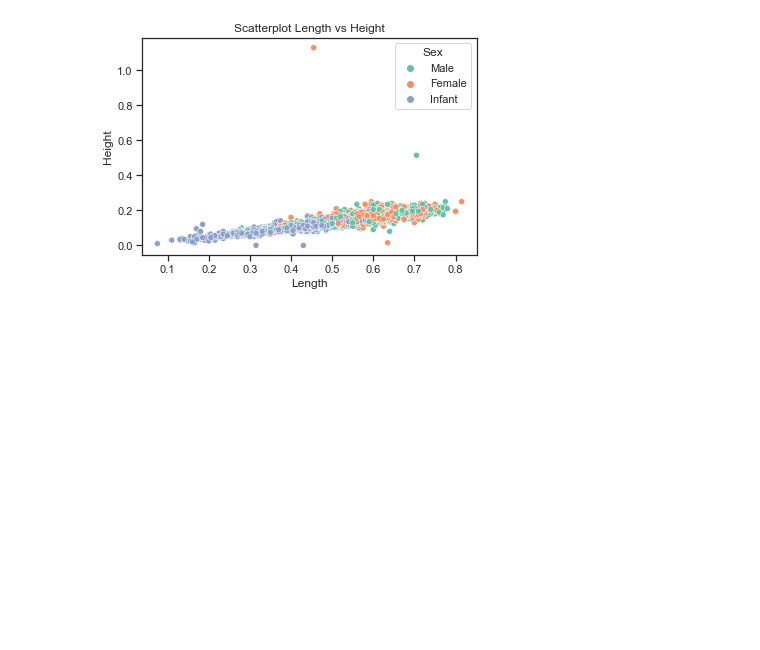
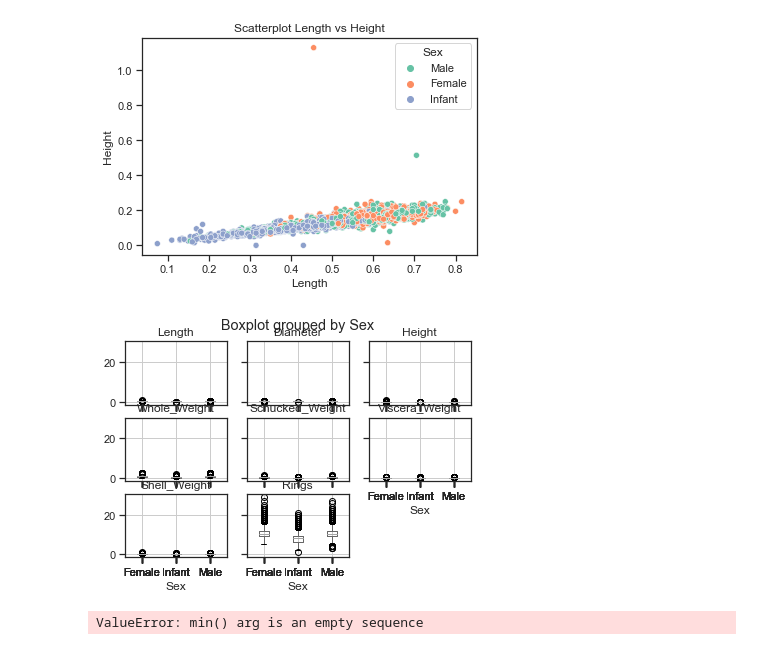
Before and after one commit to Fiona-600/Machine-Learning-and-Statistics-Project, a Jupyter notebook: scikit-learn.ipynb, the cells around one changed output. Drawn from its saved outputs; the diff is of its cells as text; code cells hidden in the pictures; blank space fills up the shorter version.

Commit message:
add basic boxplots

```diff
--- a/scikit-learn.ipynb
+++ b/scikit-learn.ipynb
@@ -128,6 +159,25 @@ fig, ax = sns.figsize = a4_dims
 plt.show()
 # %% [output]
 [figure]
+# %%
+# BOX PLOT:
+#fig = plt.figure(figsize =(10, 7))
+#colors = ['#0000FF', '#00FF00',  '#FFFF00', '#FF00FF']
+boxplot = abalone_df.boxplot(column=['Length','Diameter','Height','Whole_Weight','Schucked_Weight','Viscera_Weight','Shell_Weight','Rings'],by="Sex" ,return_type='axes')
+plt.show()
+#boxplot1 = abalone_df.boxplot(column=['Length','Diameter','Height'],by="Sex" ,return_type='axes')
+#plt.show()
+#boxplot2 = abalone_df.boxplot(column=['Whole_Weight','Schucked_Weight','Viscera_Weight','Shell_Weight'],by = "Sex" ,return_type='axes')
+#plt.show()
+#boxplot3 = abalone_df.boxplot(column=['Rings'],by = "Sex" ,return_type='axes')
+#plt.show()
+# %% [output]
+[figure, added]
+# %%
+sns.boxplot(data=(pd.melt(abalone_df)))
+plt.show()
+# %% [output]
+ValueError: min() arg is an empty sequence
 # %%
 # SCATTERPLOT GRID COMPARING ALL VARIABLES
 #sns.set_style ("whitegrid")
```
Also changed, not shown: parts of 9 cells of this notebook.
